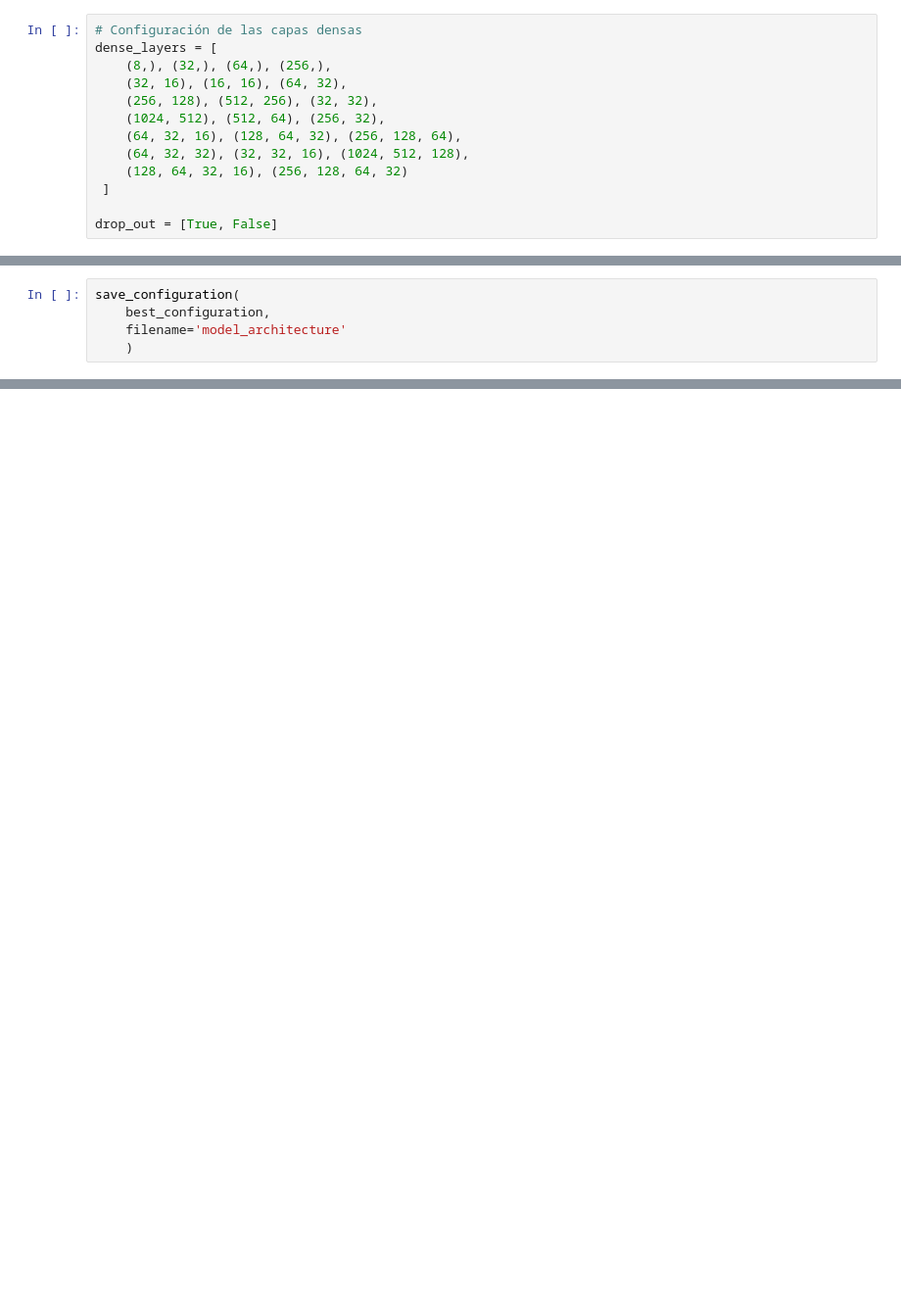
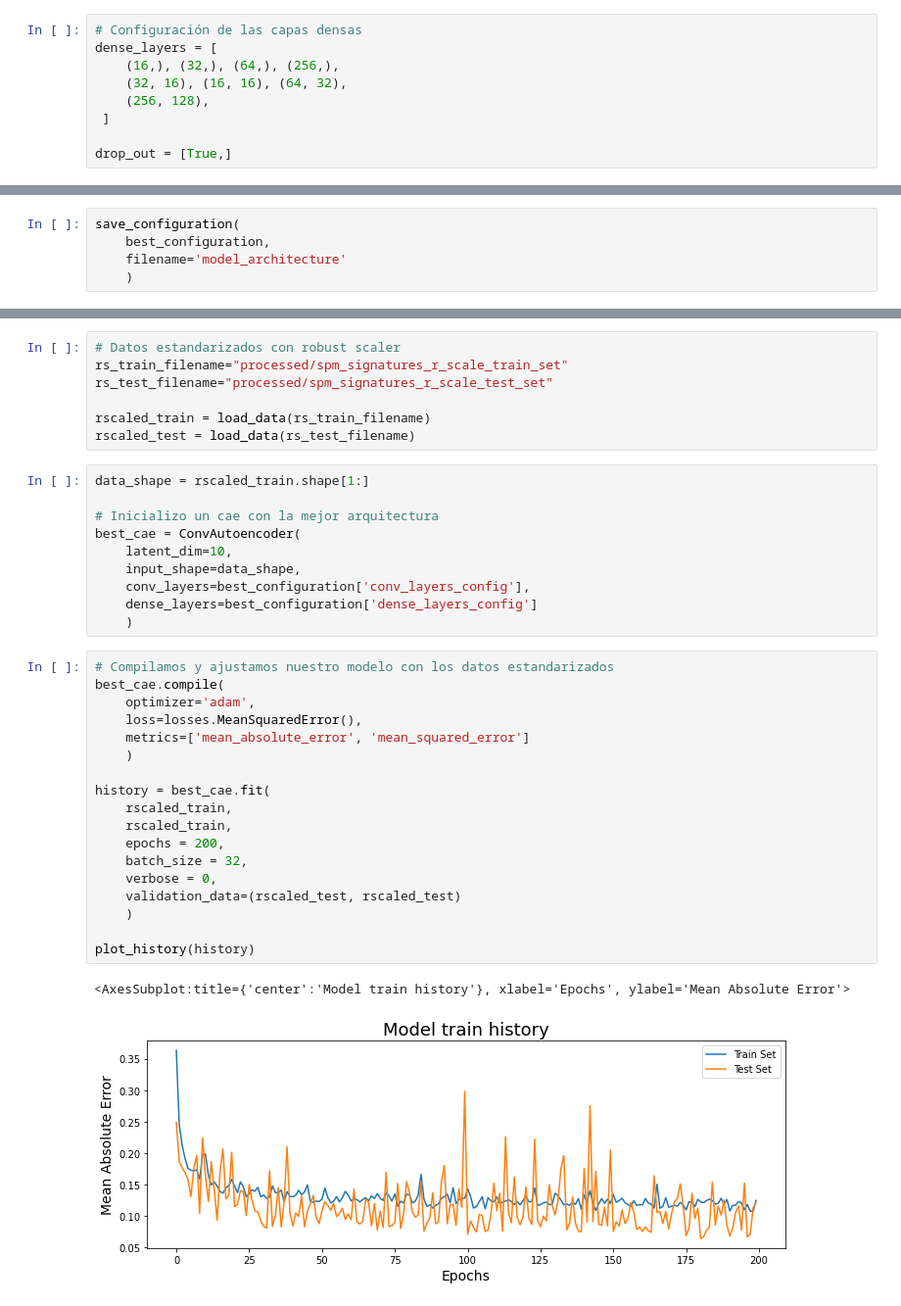
Before and after one commit to jotavecorta/DeepScatteringModels, a Jupyter notebook: notebooks/4.0-jv-spm-cae-arquitecture-optimization.ipynb, the cells around one changed output, grey strips where cells are left out. Shown: that part at 98% size. Cells and saved outputs as stored; diff of their text form; blank space fills up the shorter version.

```diff
--- a/notebooks/4.0-jv-spm-cae-arquitecture-optimization.ipynb
+++ b/notebooks/4.0-jv-spm-cae-arquitecture-optimization.ipynb
@@ -68,16 +72,12 @@ max_pooling = [True, False]
 # %%
 # Configuración de las capas densas
 dense_layers = [
-    (8,), (32,), (64,), (256,),
+    (16,), (32,), (64,), (256,),
     (32, 16), (16, 16), (64, 32),
-    (256, 128), (512, 256), (32, 32),
-    (1024, 512), (512, 64), (256, 32),
-    (64, 32, 16), (128, 64, 32), (256, 128, 64),
-    (64, 32, 32), (32, 32, 16), (1024, 512, 128),
-    (128, 64, 32, 16), (256, 128, 64, 32)
+    (256, 128),
  ]
 
-drop_out = [True, False]
+drop_out = [True,]
 # %% [markdown]
 Una vez definida la grilla sobre la cual se va a hacer una búsqueda de hiperparámetros, hacemos una busqueda iterando sobre cada una de las configuraciones de la grilla. Para cada configuración vamos a realizar una k-fold cross validation con k=5.
 # %%
@@ -135,0 +187,38 @@ save_configuration(
+# %%
+# Datos estandarizados con robust scaler
+rs_train_filename="processed/spm_signatures_r_scale_train_set"
+rs_test_filename="processed/spm_signatures_r_scale_test_set"
+
+rscaled_train = load_data(rs_train_filename)
+rscaled_test = load_data(rs_test_filename)
+# %%
+data_shape = rscaled_train.shape[1:]
+
+# Inicializo un cae con la mejor arquitectura
+best_cae = ConvAutoencoder(
+    latent_dim=10,
+    input_shape=data_shape,
+    conv_layers=best_configuration['conv_layers_config'],
+    dense_layers=best_configuration['dense_layers_config']
+    )
+# %%
+# Compilamos y ajustamos nuestro modelo con los datos estandarizados
+best_cae.compile(
+    optimizer='adam',
+    loss=losses.MeanSquaredError(),
+    metrics=['mean_absolute_error', 'mean_squared_error']
+    )
+
+history = best_cae.fit(
+    rscaled_train,
+    rscaled_train,
+    epochs = 200,
+    batch_size = 32,
+    verbose = 0,
+    validation_data=(rscaled_test, rscaled_test)
+    )
+
+plot_history(history)
+# %% [output]
+<AxesSubplot:title={'center':'Model train history'}, xlabel='Epochs', ylabel='Mean Absolute Error'>
+[figure, added]
```
Also changed, not shown: parts of 12 cells of this notebook, 4 other files.
